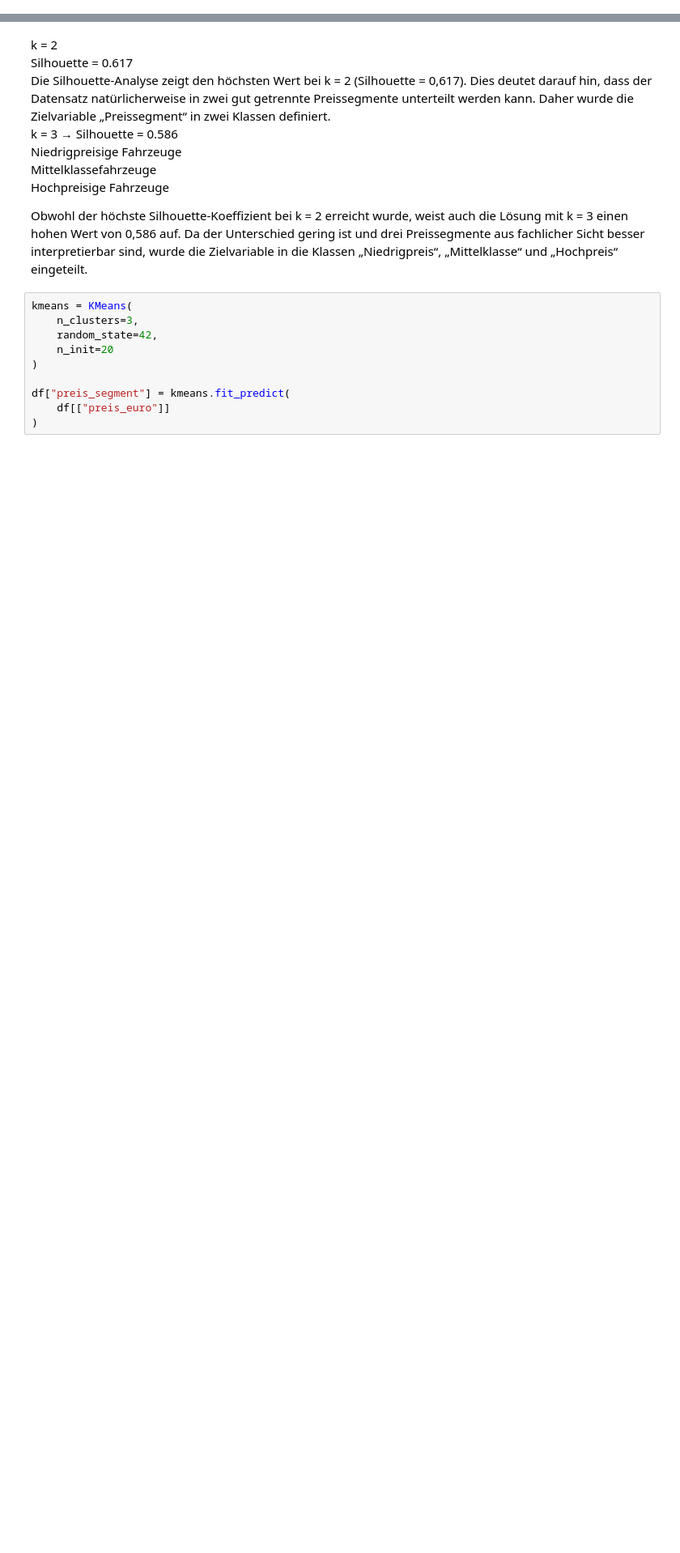
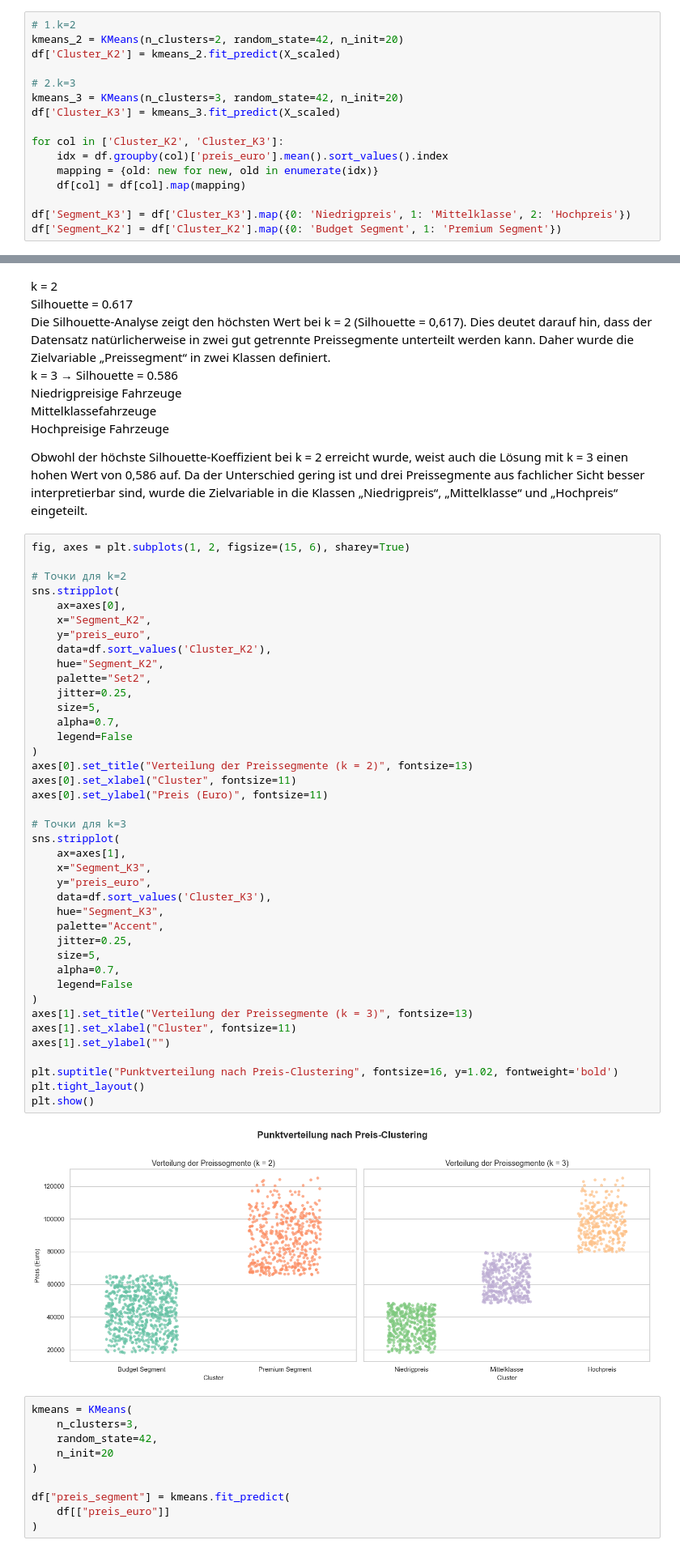
Before and after one commit to sofiyesakova/car-price-prediction, a Jupyter notebook: notebooks/Einflussanalyse_Preissegmenten.ipynb, the cells around one changed output, grey strips where cells are left out. Shown at 81% size. Saved outputs shown, nothing was run; the diff lists cells and outputs as text; blank space fills up the shorter version.

```diff
--- a/notebooks/Einflussanalyse_Preissegmenten.ipynb
+++ b/notebooks/Einflussanalyse_Preissegmenten.ipynb
@@ -137,6 +137,22 @@ plt.title("Elbow-Methode zur Bestimmung der Preissegmente")
 plt.show()
 # %% [output]
 [figure]
+# %%
+# 1.k=2
+kmeans_2 = KMeans(n_clusters=2, random_state=42, n_init=20)
+df['Cluster_K2'] = kmeans_2.fit_predict(X_scaled)
+
+# 2.k=3
+kmeans_3 = KMeans(n_clusters=3, random_state=42, n_init=20)
+df['Cluster_K3'] = kmeans_3.fit_predict(X_scaled)
+
+for col in ['Cluster_K2', 'Cluster_K3']:
+    idx = df.groupby(col)['preis_euro'].mean().sort_values().index
+    mapping = {old: new for new, old in enumerate(idx)}
+    df[col] = df[col].map(mapping)
+
+df['Segment_K3'] = df['Cluster_K3'].map({0: 'Niedrigpreis', 1: 'Mittelklasse', 2: 'Hochpreis'})
+df['Segment_K2'] = df['Cluster_K2'].map({0: 'Budget Segment', 1: 'Premium Segment'})
 # %%
 scores = []
 
@@ -200,6 +216,48 @@ Mittelklassefahrzeuge
 Hochpreisige Fahrzeuge
 
   Obwohl der höchste Silhouette-Koeffizient bei k = 2 erreicht wurde, weist auch die Lösung mit k = 3 einen hohen Wert von 0,586 auf. Da der Unterschied gering ist und drei Preissegmente aus fachlicher Sicht besser interpretierbar sind, wurde die Zielvariable in die Klassen „Niedrigpreis“, „Mittelklasse“ und „Hochpreis“ eingeteilt.
+# %%
+fig, axes = plt.subplots(1, 2, figsize=(15, 6), sharey=True)
+
+# Точки для k=2
+sns.stripplot(
+    ax=axes[0],
+    x="Segment_K2",
+    y="preis_euro",
+    data=df.sort_values('Cluster_K2'),
+    hue="Segment_K2",
+    palette="Set2",
+    jitter=0.25,
+    size=5,
+    alpha=0.7,
+    legend=False
+)
+axes[0].set_title("Verteilung der Preissegmente (k = 2)", fontsize=13)
+axes[0].set_xlabel("Cluster", fontsize=11)
+axes[0].set_ylabel("Preis (Euro)", fontsize=11)
+
+# Точки для k=3
+sns.stripplot(
+    ax=axes[1],
+    x="Segment_K3",
+    y="preis_euro",
+    data=df.sort_values('Cluster_K3'),
+    hue="Segment_K3",
+    palette="Accent",
+    jitter=0.25,
+    size=5,
+    alpha=0.7,
+    legend=False
+)
+axes[1].set_title("Verteilung der Preissegmente (k = 3)", fontsize=13)
+axes[1].set_xlabel("Cluster", fontsize=11)
+axes[1].set_ylabel("")
+
+plt.suptitle("Punktverteilung nach Preis-Clustering", fontsize=16, y=1.02, fontweight='bold')
+plt.tight_layout()
+plt.show()
+# %% [output]
+[figure, added]
 # %%
 kmeans = KMeans(
     n_clusters=3,
```
Also changed, not shown: parts of 3 cells of this notebook, 1 other file.
